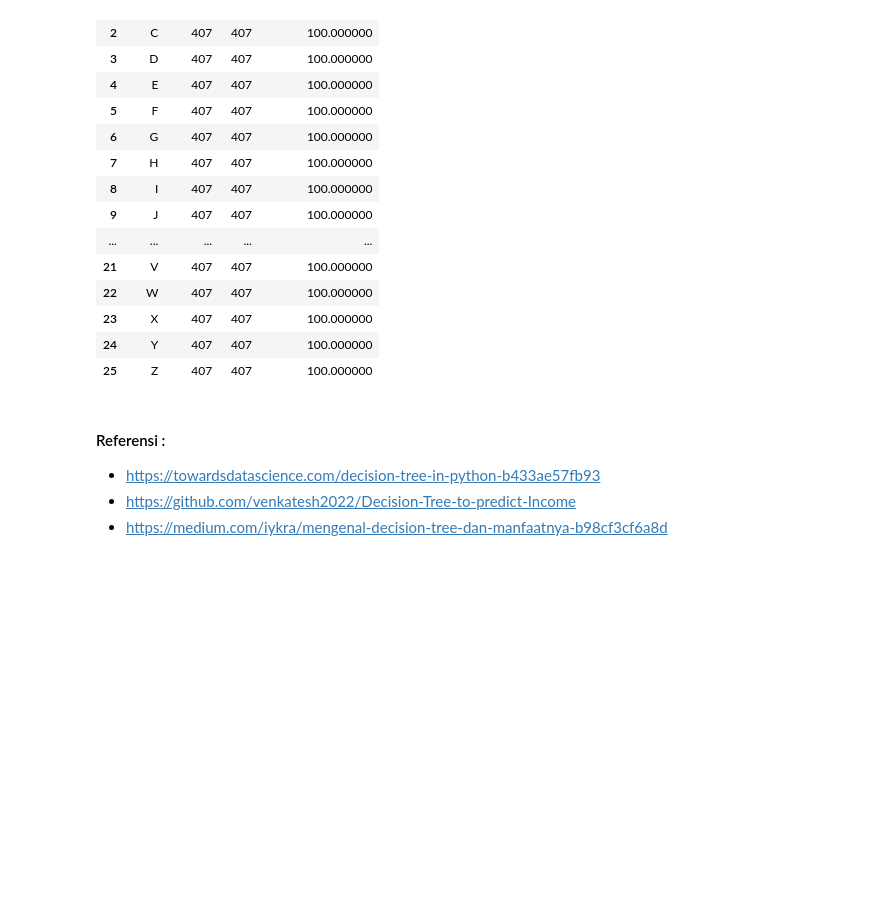
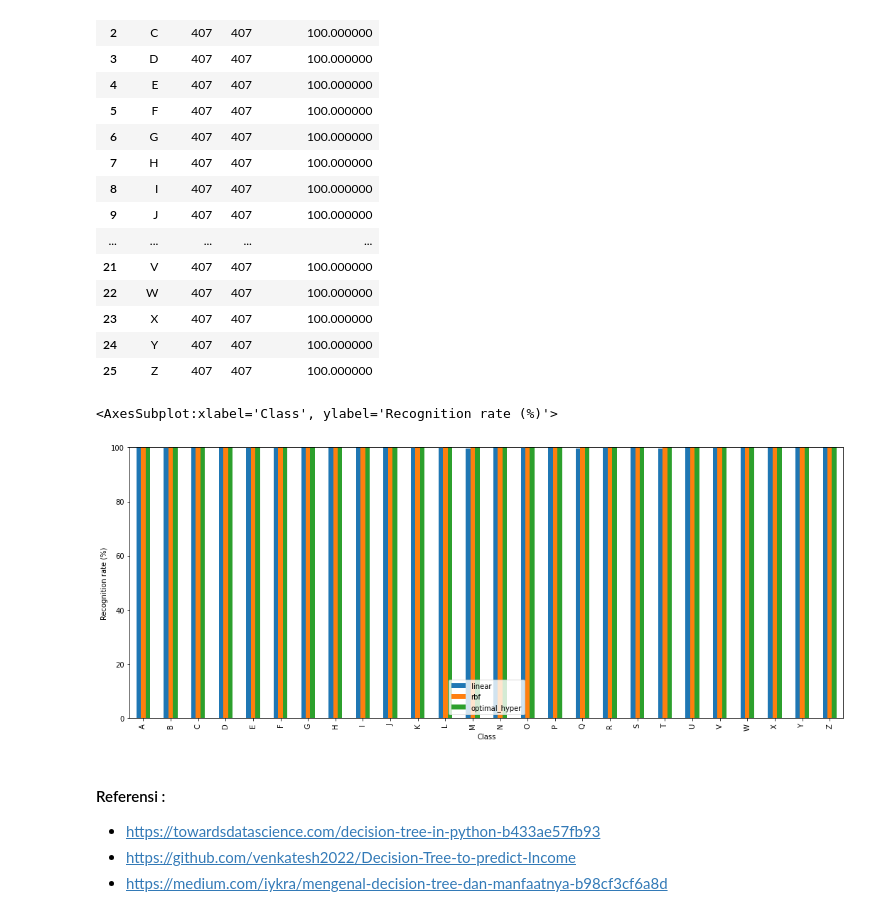
Before and after one commit to alfianisnan26/Letter_ML, a Jupyter notebook: machine_learning/decision-trees.ipynb, the cells around one changed output. Drawn from its saved outputs; the diff is of its cells as text; code cells hidden in the pictures; blank space fills up the shorter version.

```diff
--- a/machine_learning/decision-trees.ipynb
+++ b/machine_learning/decision-trees.ipynb
@@ -327,6 +349,11 @@ Recognition rate for every class
 | 23 | X | 407 | 407 | 100.000000 |
 | 24 | Y | 407 | 407 | 100.000000 |
 | 25 | Z | 407 | 407 | 100.000000 |
+# %%
+recognition_compare_graph(export1B, export2B, export3B, "linear", "rbf", "optimal_hyper")
+# %% [output]
+<AxesSubplot:xlabel='Class', ylabel='Recognition rate (%)'>
+[figure, added]
 # %%
 import os
 from openpyxl import Workbook
```
Also changed, not shown: parts of 5 cells of this notebook, 2 other files.
